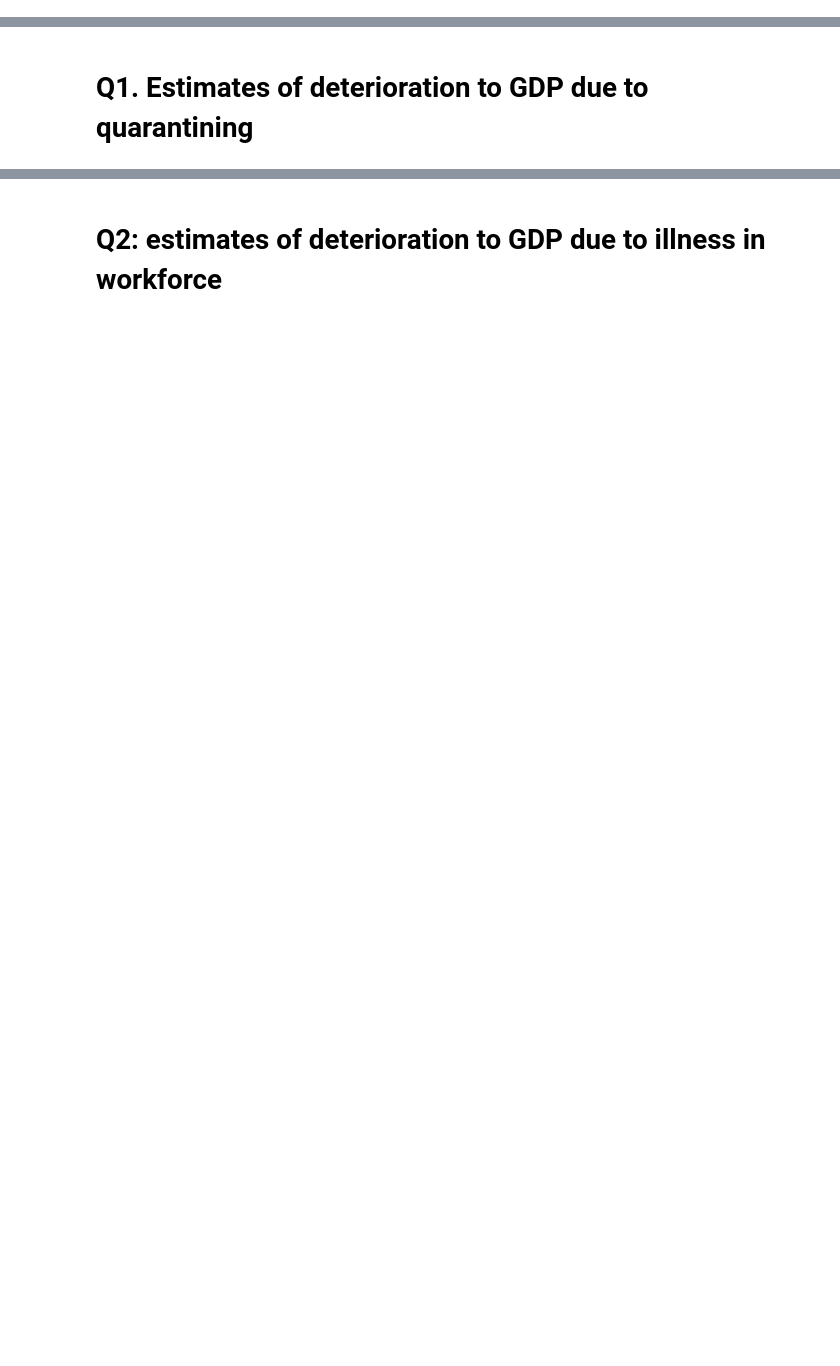
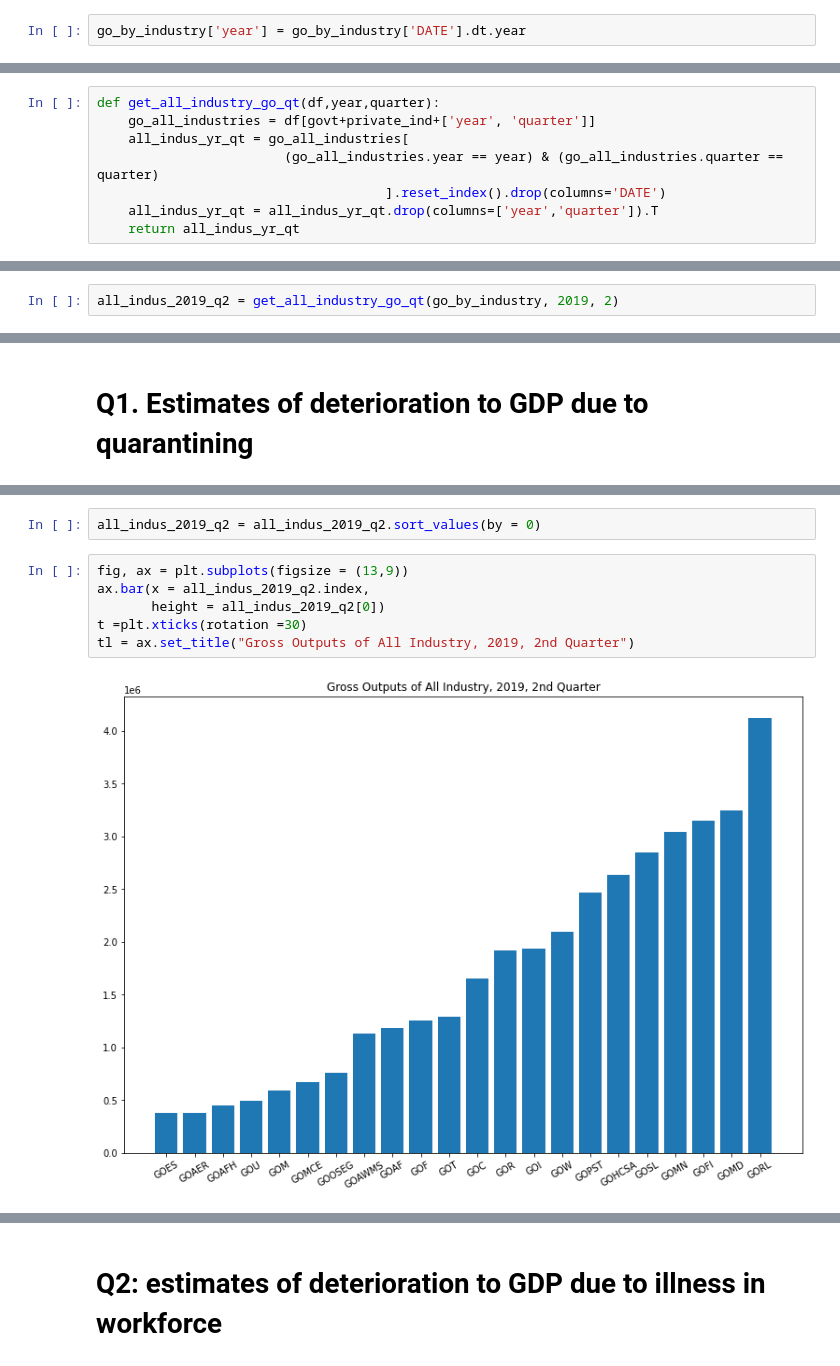
Before and after one commit to xcao38/covid19_analysis, a Jupyter notebook: covid19_eco_analysis.ipynb, the cells around one changed output, grey strips where cells are left out. Saved outputs shown, nothing was run; the diff lists cells and outputs as text; blank space fills up the shorter version.

```diff
--- a/covid19_eco_analysis.ipynb
+++ b/covid19_eco_analysis.ipynb
@@ -109,0 +120,2 @@ private_ind = ['GOAFH', 'GOM', 'GOU',
+# %%
+go_by_industry['year'] = go_by_industry['DATE'].dt.year
@@ -151,0 +183,8 @@ go_private_ind_1st_qt.sum(axis=1).plot()
+# %%
+def get_all_industry_go_qt(df,year,quarter):
+    go_all_industries = df[govt+private_ind+['year', 'quarter']]
+    all_indus_yr_qt = go_all_industries[
+                        (go_all_industries.year == year) & (go_all_industries.quarter == quarter)
+                                     ].reset_index().drop(columns='DATE')
+    all_indus_yr_qt = all_indus_yr_qt.drop(columns=['year','quarter']).T
+    return all_indus_yr_qt
@@ -152,3 +193,5 @@ go_private_ind_1st_qt.sum(axis=1).plot()
+# %%
+all_indus_2019_q2 = get_all_industry_go_qt(go_by_industry, 2019, 2)
 # %% [markdown]
 **Notes:**
 - We want to see how GDP would change in terms of Quartine times.
@@ -208,0 +244,10 @@ gdp_due_to_quarantine(go_private_ind_1st_qt.loc[2019],2, GOAFH = -0.2, GOM = -0.
+# %%
+all_indus_2019_q2 = all_indus_2019_q2.sort_values(by = 0)
+# %%
+fig, ax = plt.subplots(figsize = (13,9))
+ax.bar(x = all_indus_2019_q2.index,
+       height = all_indus_2019_q2[0])
+t =plt.xticks(rotation =30)
+tl = ax.set_title("Gross Outputs of All Industry, 2019, 2nd Quarter")
+# %% [output]
+[figure, added]
```
Also changed, not shown: parts of 42 cells of this notebook.
